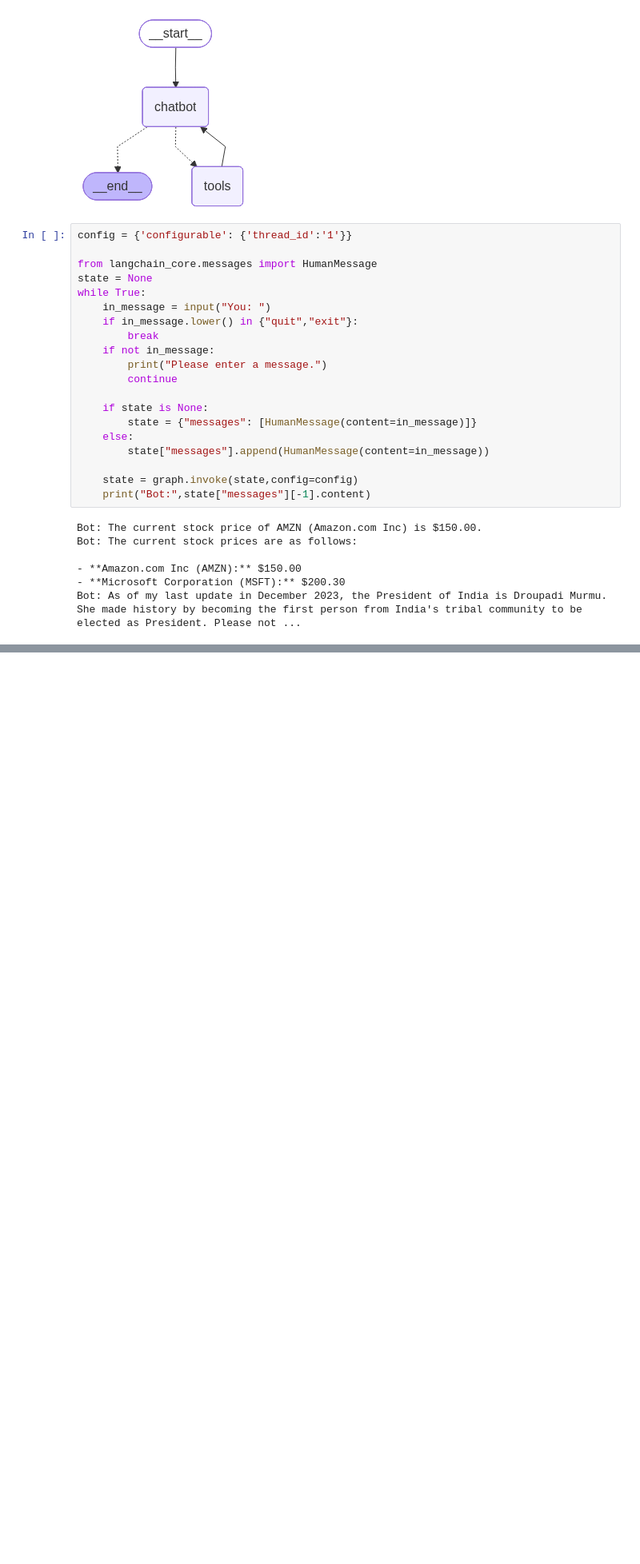
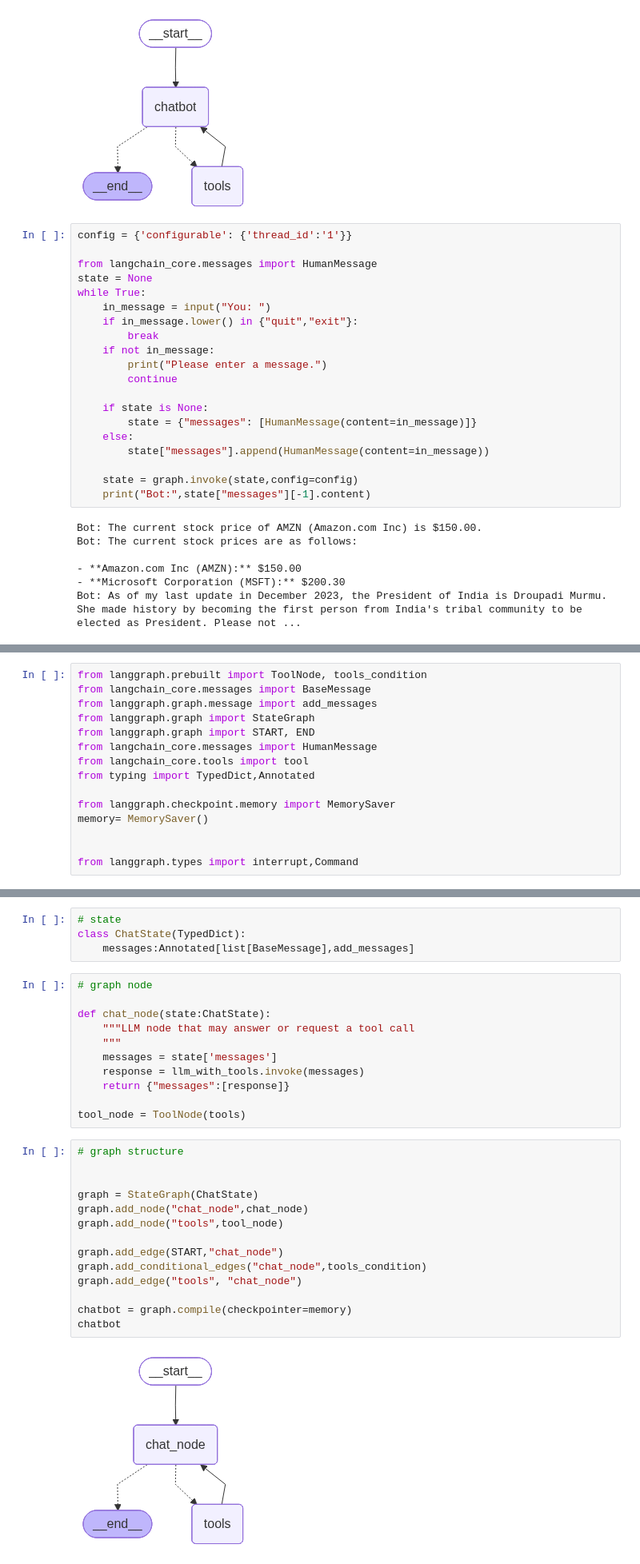
Before and after one commit to Anjuclaysys/RAG, a Jupyter notebook: langgraph.ipynb, the cells around one changed output, grey strips where cells are left out. Shown at 80% size. Drawn from its saved outputs; the diff is of its cells as text; blank space fills up the shorter version.

Commit message:
added multiple tools and HIL

```diff
--- a/langgraph.ipynb
+++ b/langgraph.ipynb
@@ -200,0 +207,15 @@ Bot: As of my last update in December 2023, the President of India is Droupadi M
+# %%
+from langgraph.prebuilt import ToolNode, tools_condition
+from langchain_core.messages import BaseMessage
+from langgraph.graph.message import add_messages
+from langgraph.graph import StateGraph
+from langgraph.graph import START, END
+from langchain_core.messages import HumanMessage
+from langchain_core.tools import tool
+from typing import TypedDict,Annotated
+
+from langgraph.checkpoint.memory import MemorySaver
+memory= MemorySaver()
+
+
+from langgraph.types import interrupt,Command
@@ -200,0 +254,31 @@ Bot: As of my last update in December 2023, the President of India is Droupadi M
+# %%
+# state
+class ChatState(TypedDict):
+    messages:Annotated[list[BaseMessage],add_messages]
+# %%
+# graph node
+
+def chat_node(state:ChatState):
+    """LLM node that may answer or request a tool call
+    """
+    messages = state['messages']
+    response = llm_with_tools.invoke(messages)
+    return {"messages":[response]}
+
+tool_node = ToolNode(tools)
+# %%
+# graph structure
+
+
+graph = StateGraph(ChatState)
+graph.add_node("chat_node",chat_node)
+graph.add_node("tools",tool_node)
+
+graph.add_edge(START,"chat_node")
+graph.add_conditional_edges("chat_node",tools_condition)
+graph.add_edge("tools", "chat_node")
+
+chatbot = graph.compile(checkpointer=memory)
+chatbot
+# %% [output]
+[figure, added]
```
Also changed, not shown: parts of 10 cells of this notebook.
